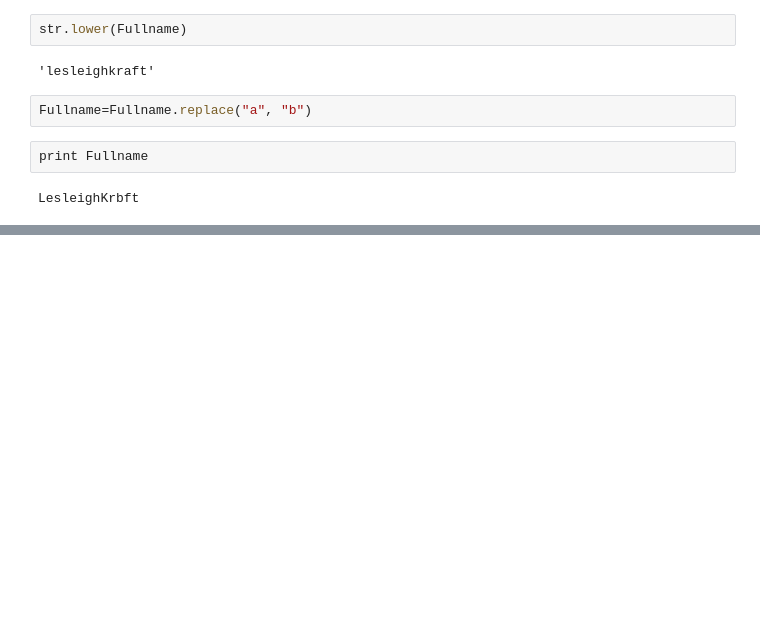
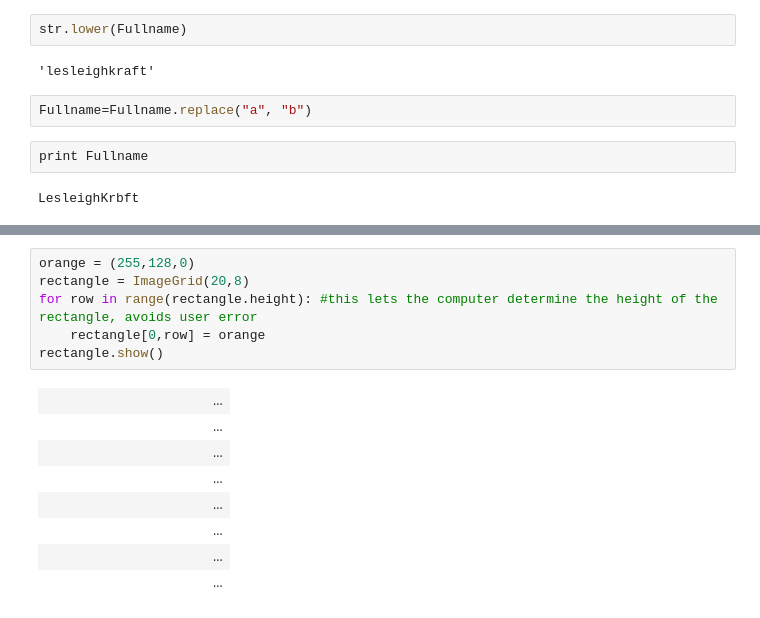
Before and after one commit to Lesleigh/SWC_collab, a Jupyter notebook: PYTHON_TRIALS_1.ipynb, the cells around one changed output, grey strips where cells are left out. Cells and saved outputs as stored; diff of their text form; blank space fills up the shorter version.

```diff
--- a/PYTHON_TRIALS_1.ipynb
+++ b/PYTHON_TRIALS_1.ipynb
@@ -163,0 +378,15 @@ CACAACACAACCAAACACCCAACCCAACCA
+# %%
+orange = (255,128,0)
+rectangle = ImageGrid(20,8)
+for row in range(rectangle.height): #this lets the computer determine the height of the rectangle, avoids user error
+    rectangle[0,row] = orange
+rectangle.show()
+# %% [output]
+|  |  |  |  |  |  |  |  |  |  |  |  | ... |
+|  |  |  |  |  |  |  |  |  |  |  |  | ... |
+|  |  |  |  |  |  |  |  |  |  |  |  | ... |
+|  |  |  |  |  |  |  |  |  |  |  |  | ... |
+|  |  |  |  |  |  |  |  |  |  |  |  | ... |
+|  |  |  |  |  |  |  |  |  |  |  |  | ... |
+|  |  |  |  |  |  |  |  |  |  |  |  | ... |
+|  |  |  |  |  |  |  |  |  |  |  |  | ... |
```
Also changed, not shown: parts of 34 cells of this notebook.
